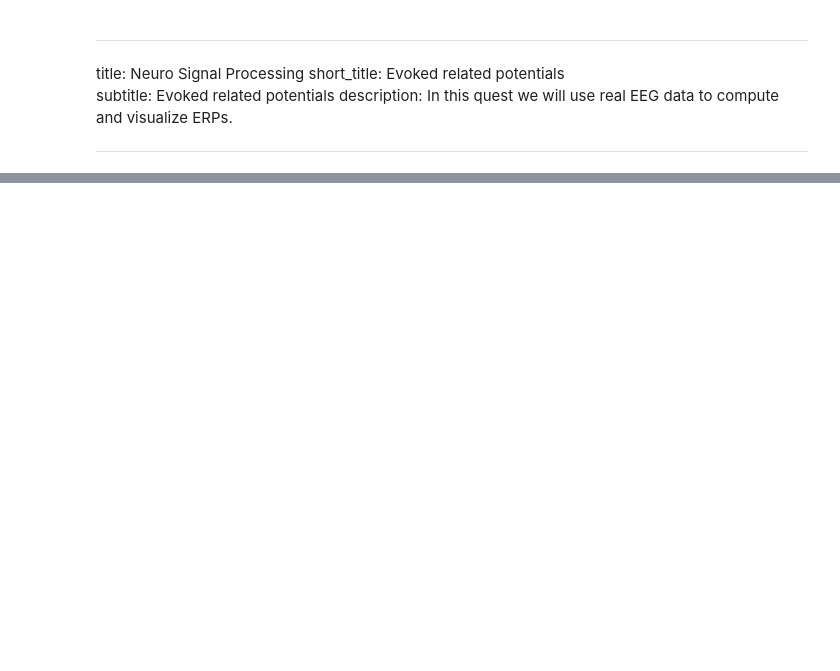
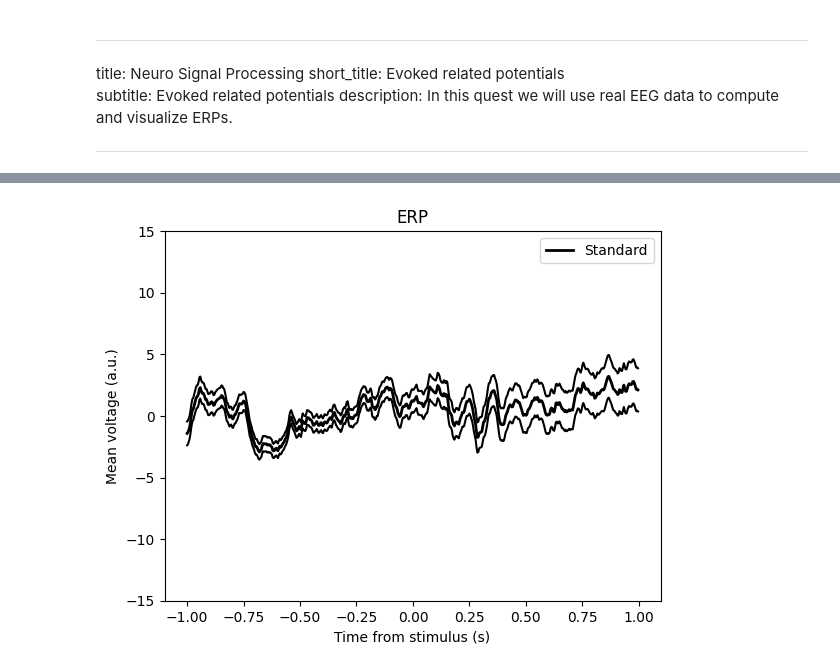
Before and after one commit to bryancsouza/Programming-Questboard, a Jupyter notebook: content/neuro-signal-02.ipynb, the cells around one changed output, grey strips where cells are left out. Saved outputs shown, nothing was run; the diff lists cells and outputs as text; code cells hidden in the pictures; blank space fills up the shorter version.

```diff
--- a/content/neuro-signal-02.ipynb
+++ b/content/neuro-signal-02.ipynb
@@ -81,0 +244,33 @@ plt.plot(window/srate,m-s,'r')
+# %%
+
+ich = 60
+window = np.arange(-1*srate,1*srate, dtype = int)
+
+standard_trials = np.zeros((sum(event_type==0),window.shape[0]))
+count = 0
+for e in event_time[event_type == 0]:
+    try:
+        standard_trials[count,:] = signal[ich, int(e*srate//1) + window]
+        standard_trials[count,:] = standard_trials[count,:]-np.mean(standard_trials[count,:int(len(window)//2)])
+        count+=1
+    except:
+        standard_trials[count,:] = np.nan
+        count+=1
+        pass
+
+
+
+m = np.nanmean(standard_trials, axis=0)
+s = np.nanstd(standard_trials, axis=0)/np.sqrt(standard_trials.shape[0])
+
+plt.plot(window/srate,m,'k',linewidth = 2)
+plt.plot(window/srate,m+s,'k')
+plt.plot(window/srate,m-s,'k')
+plt.ylabel("Mean voltage (a.u.)")
+plt.xlabel("Time from stimulus (s)")
+plt.title('ERP')
+plt.legend(['Standard'])
+plt.ylim(-15,15)
+plt.show()
+# %% [output]
+[figure, added]
```
Also changed, not shown: parts of 11 cells of this notebook, 3 other files.
